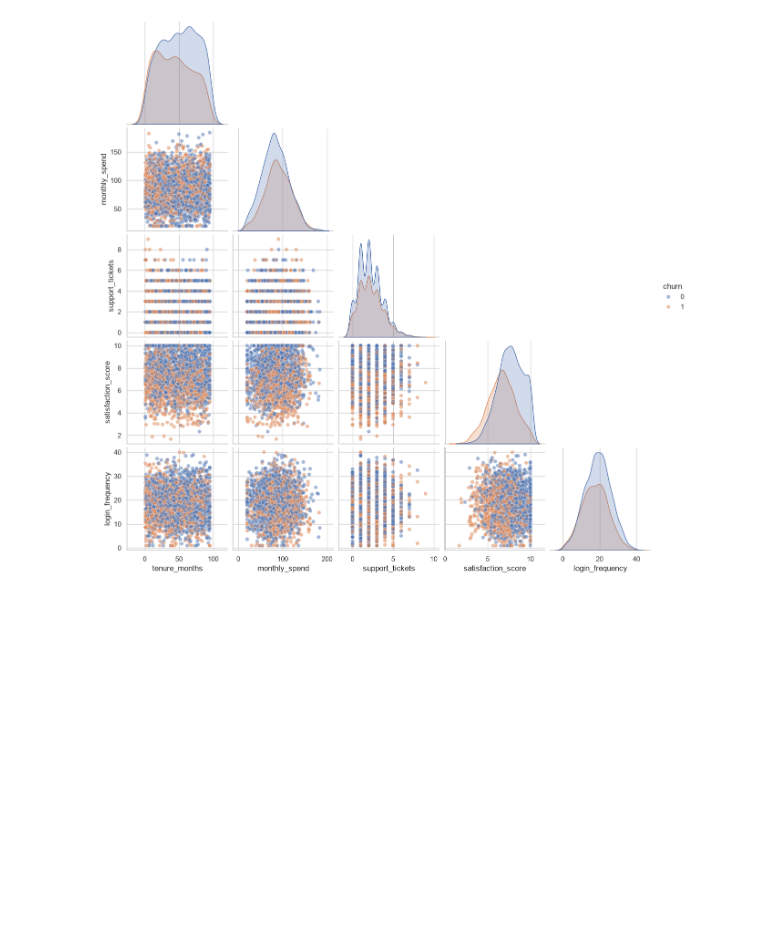
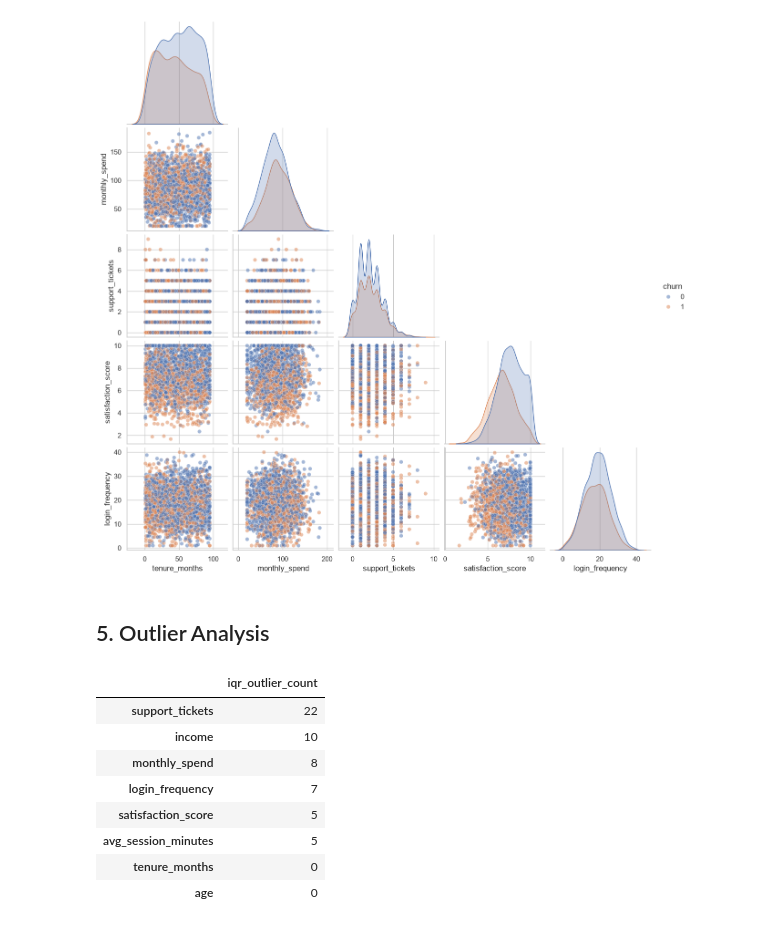
Before and after one commit to Princeg1204/AI_ML_Training, a Jupyter notebook: Jupyter_5/End_to_End_ML_Pipeline.ipynb, the cells around one changed output. Drawn from its saved outputs; the diff is of its cells as text; code cells hidden in the pictures; blank space fills up the shorter version.

```diff
--- a/Jupyter_5/End_to_End_ML_Pipeline.ipynb
+++ b/Jupyter_5/End_to_End_ML_Pipeline.ipynb
@@ -474,3 +474,31 @@ sns.pairplot(
 plt.show()
 # %% [output]
 [figure]
+# %% [markdown]
+## 5. Outlier Analysis
+# %%
+# IQR-based outlier counts
+def iqr_outlier_count(series):
+    q1 = series.quantile(0.25)
+    q3 = series.quantile(0.75)
+    iqr = q3 - q1
+    lower = q1 - 1.5 * iqr
+    upper = q3 + 1.5 * iqr
+    return int(((series < lower) | (series > upper)).sum())
+
+outlier_report = pd.Series(
+    {col: iqr_outlier_count(df_clean[col]) for col in num_features},
+    name="iqr_outlier_count"
+).sort_values(ascending=False)
+
+display(outlier_report.to_frame())
+# %% [output]
+|  | iqr_outlier_count |
+| support_tickets | 22 |
+| income | 10 |
+| monthly_spend | 8 |
+| login_frequency | 7 |
+| satisfaction_score | 5 |
+| avg_session_minutes | 5 |
+| tenure_months | 0 |
+| age | 0 |
```
Also changed, not shown: parts of 2 cells of this notebook.
